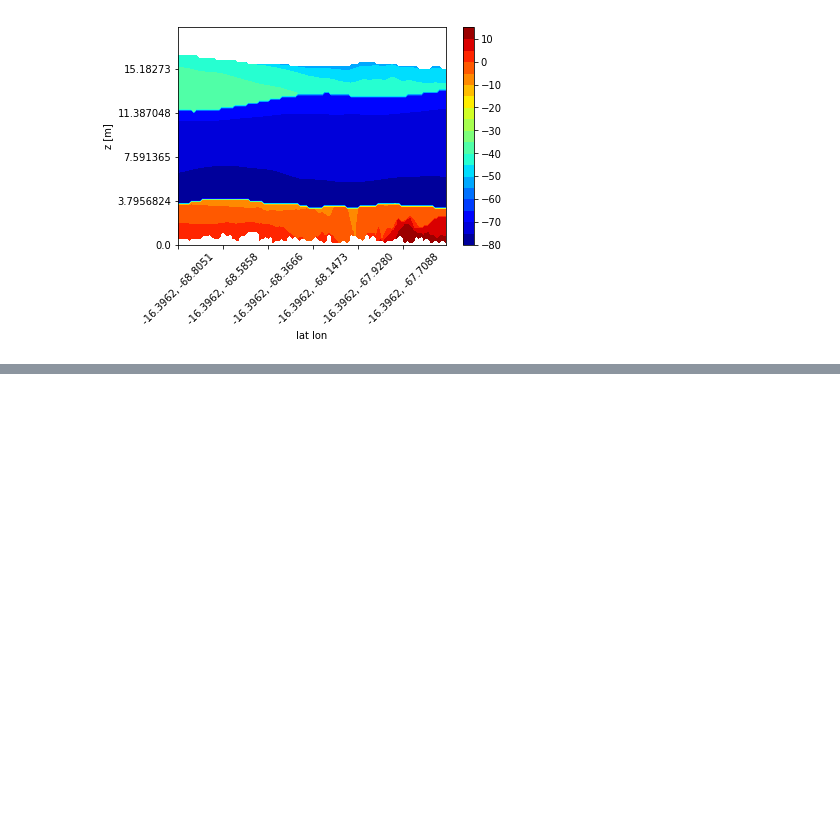
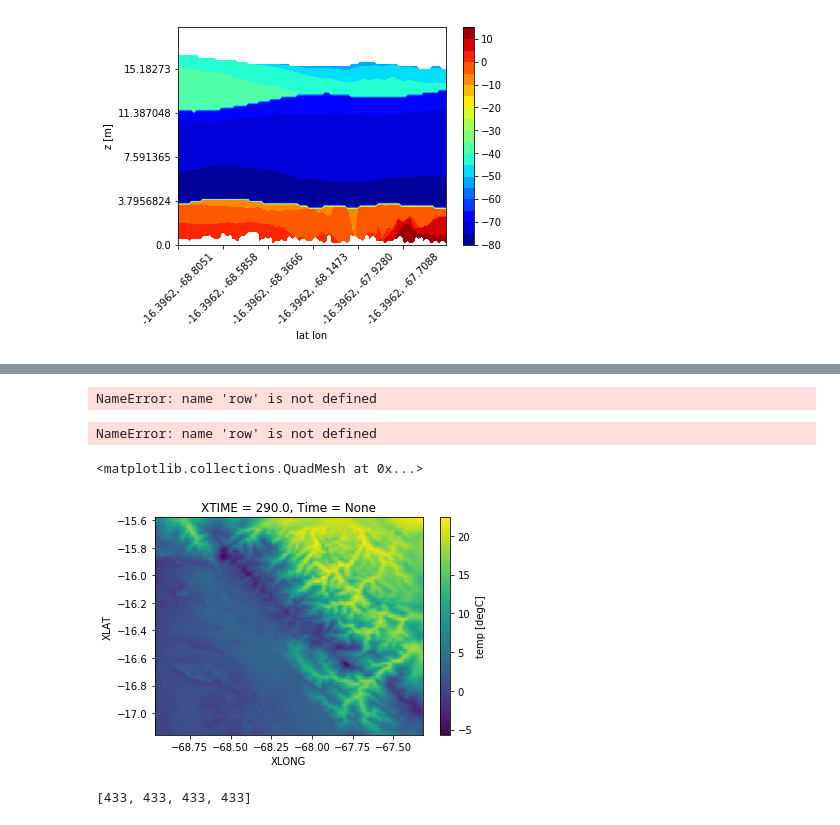
Before and after one commit to daliagachc/tucu-april, a Jupyter notebook: nbs/wrf_out_temp_check.ipynb, the cells around one changed output, grey strips where cells are left out. Cells and saved outputs as stored; diff of their text form; code cells hidden in the pictures; blank space fills up the shorter version.

```diff
--- a/nbs/wrf_out_temp_check.ipynb
+++ b/nbs/wrf_out_temp_check.ipynb
@@ -184,0 +219,36 @@ wrf.getvar()
+# %%
+row
+# %% [output]
+NameError: name 'row' is not defined
+# %%
+ds = xr.open_dataset(row.path)
+ds.Time
+# %% [output]
+NameError: name 'row' is not defined
+# %%
+t1=5
+b1=0
+ds1 = ds.isel(Time=slice(t1,t1+2),bottom_top=slice(b1,b1+2))[['P','T','PB']].copy()
+# ds1
+# %%
+save_path='/tmp/er'+str(t1)
+try: os.remove(save_path)
+except: pass
+ds1.to_netcdf(save_path)
+# %%
+nds = wrf.getvar(netCDF4.Dataset(save_path),'tc',timeidx=0)[0]
+# %%
+nds.plot(x='XLONG',y='XLAT',robust=True,vmin=nds.min(),vmax=nds.max())
+# %% [output]
+<matplotlib.collections.QuadMesh at 0x...>
+[figure, added]
+# %%
+d1 = mega_l['d01']
+d2 = mega_l['d02']
+d3 = mega_l['d03']
+d4 = mega_l['d04']
+dds = [d1,d2,d3,d4]
+lds = [len(l) for l in dds]
+lds
+# %% [output]
+[433, 433, 433, 433]
```
Also changed, not shown: parts of 17 cells of this notebook, 3 other files.
